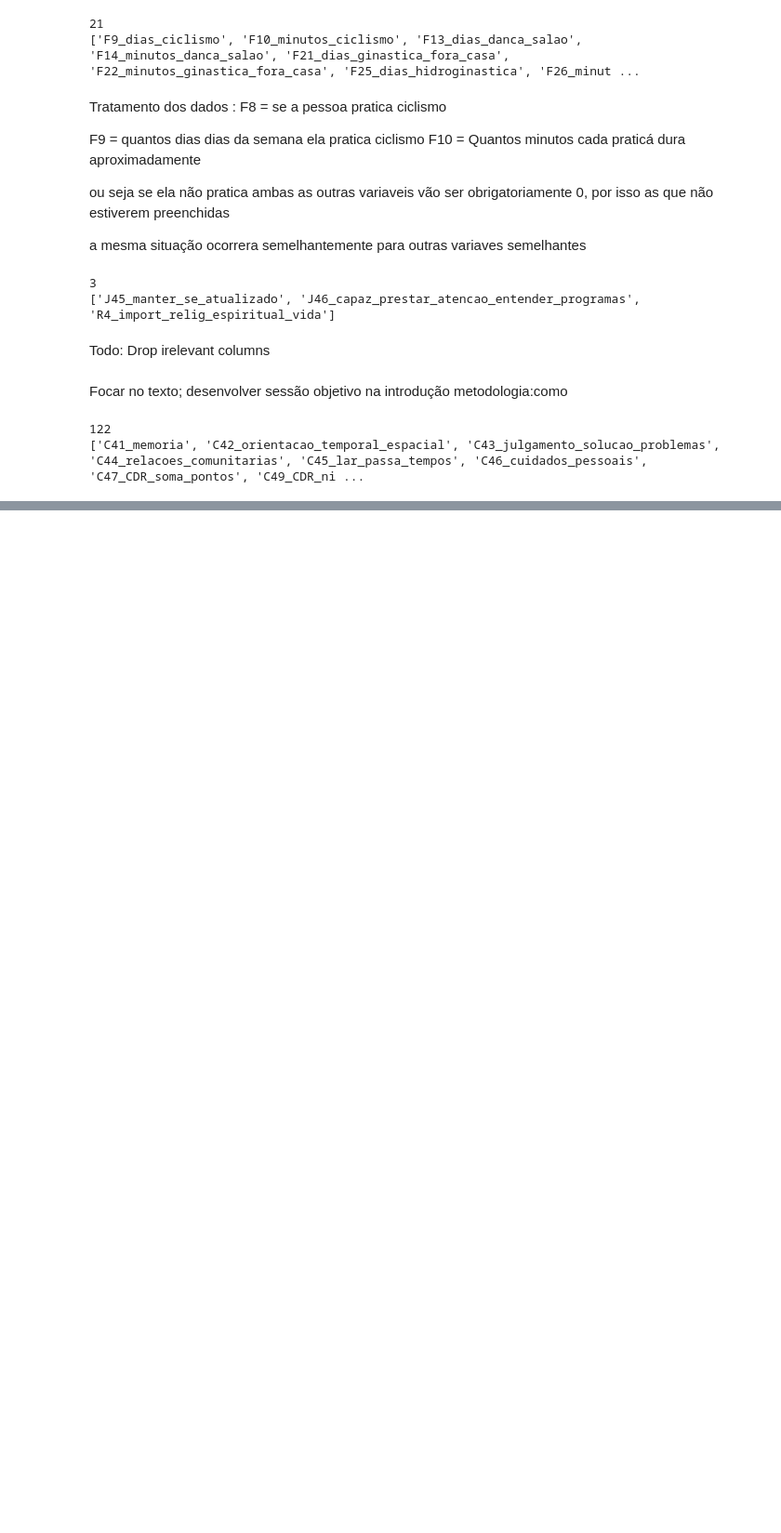
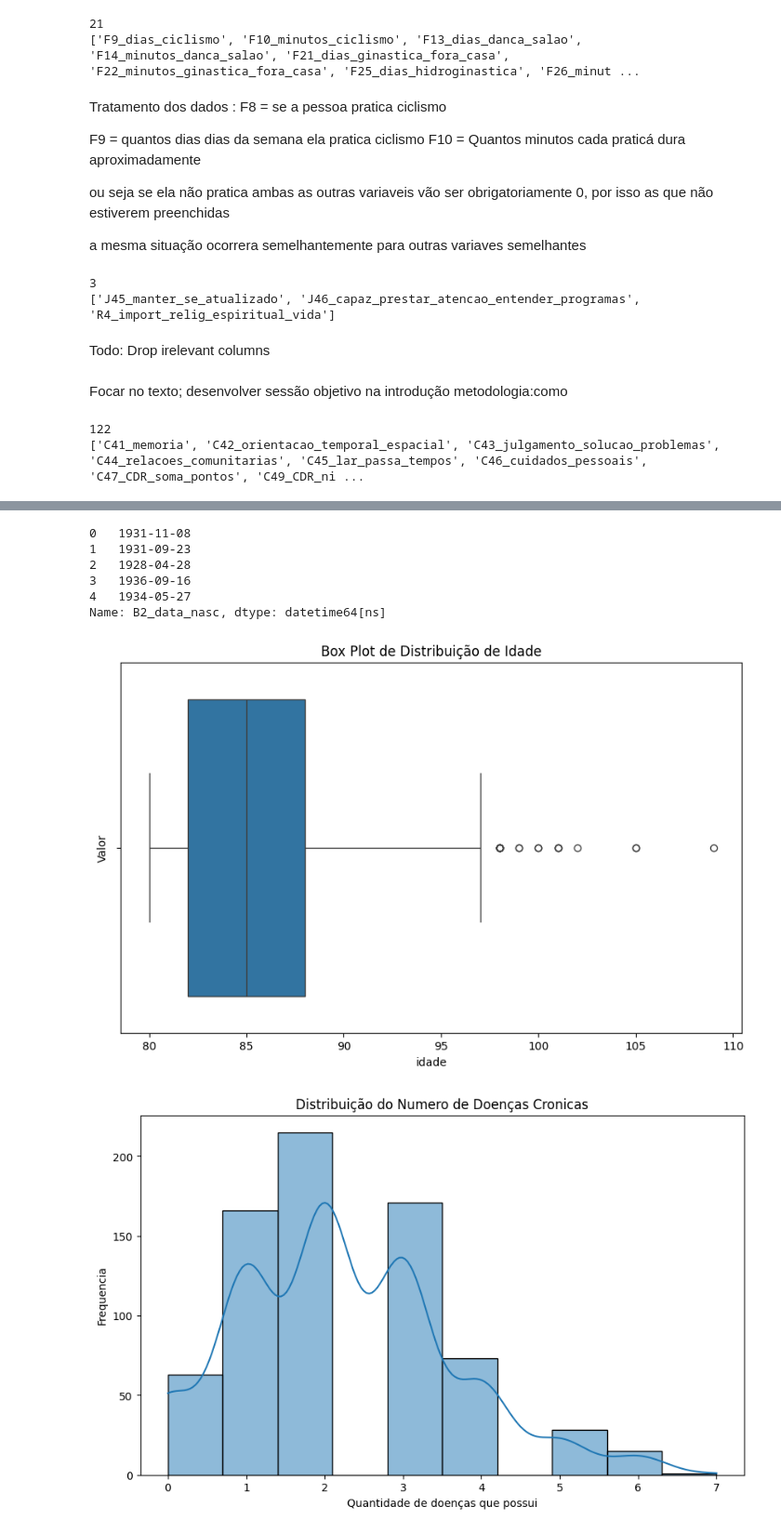
Before and after one commit to ferfsnandes/TCC--usando-Machine-Leraning-para-prever-o-risco-de-doencas-cronicas-nao-transmissiveis-em-idosos, a Jupyter notebook: TCC_Gabriel.ipynb, the cells around one changed output, grey strips where cells are left out. Shown at 93% size. Saved outputs shown, nothing was run; the diff lists cells and outputs as text; code cells hidden in the pictures; blank space fills up the shorter version.

```diff
--- a/TCC_Gabriel.ipynb
+++ b/TCC_Gabriel.ipynb
@@ -181,0 +327,50 @@ for col in ['F8_ciclismo', 'F9_dias_ciclismo', 'F10_minutos_ciclismo', 'F11_cicl
+# %%
+
+
+# Converter a coluna 'B2_data_nasc' para o formato de data
+df['B2_data_nasc'] = pd.to_datetime(df['B2_data_nasc'], errors='coerce')
+
+# Exibir as primeiras linhas da coluna 'B2_data_nasc' para verificar a conversão
+print(df['B2_data_nasc'].head())
+# %% [output]
+0   1931-11-08
+1   1931-09-23
+2   1928-04-28
+3   1936-09-16
+4   1934-05-27
+Name: B2_data_nasc, dtype: datetime64[ns]
+# %%
+# 1. Box Plot
+plt.figure(figsize=(10, 6))
+sns.boxplot(x=df['B1_idade'])
+plt.title('Box Plot de Distribuição de Idade')
+plt.xlabel('idade')
+plt.ylabel('Valor')
+plt.show()
+
+# 2. Histograma:
+plt.figure(figsize=(10, 6))
+sns.histplot(df['G10_numero_doencas'], bins=10, kde=True)
+plt.title('Distribuição do Numero de Doenças Cronicas')
+plt.xlabel('Quantidade de doenças que possui')
+plt.ylabel('Frequencia')
+plt.show()
+
+# 3. Heatmap: Matriz de correlação de um subset selecionado
+plt.figure(figsize=(14, 10))
+numerical_cols = df.select_dtypes(include='number').iloc[:, :10]  # Selecionando as 10 primeiras colunas numéricas
+correlation_matrix = numerical_cols.corr()
+sns.heatmap(correlation_matrix, annot=True, cmap='coolwarm', fmt='.2f')
+plt.title('Matriz de correlação de um subset selecionado')
+plt.show()
+
+# 4. Count Plot: Distribuição de Genero
+plt.figure(figsize=(10, 6))
+sns.countplot(x=df['B3_sexo'])
+plt.title('Count Plot de Distribuição de Genero')
+plt.xlabel('Genero (1 = Masculino, 2 = Feminino)')
+plt.ylabel('Contagem')
+plt.show()
+# %% [output]
+[figure, added]
+[figure, added]
```
Also changed, not shown: parts of 96 cells of this notebook.
